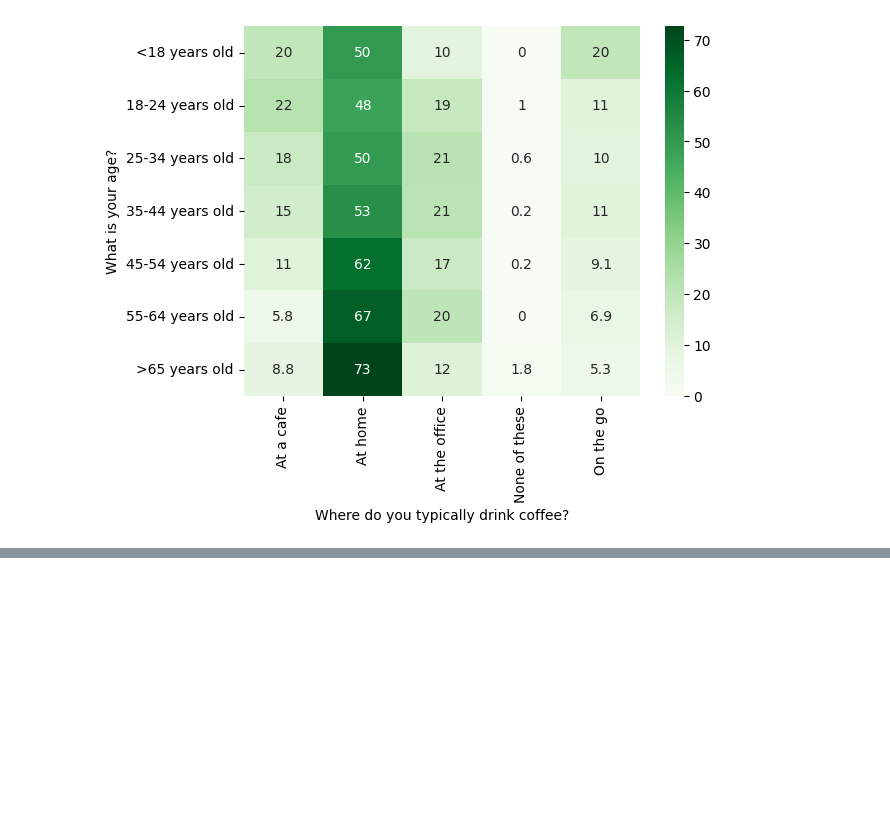
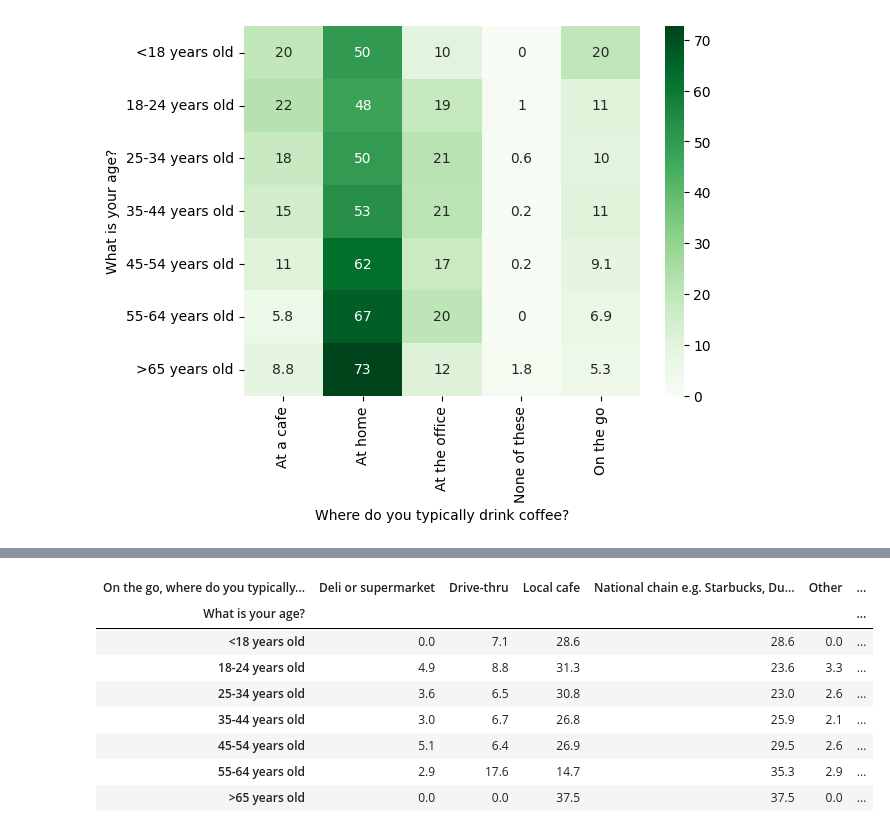
Before and after one commit to PujanFanju1/Data_projects_24, a Jupyter notebook: coffee_survey/coffee_survey_analysis.ipynb, the cells around one changed output, grey strips where cells are left out. Saved outputs shown, nothing was run; the diff lists cells and outputs as text; code cells hidden in the pictures; blank space fills up the shorter version.

```diff
--- a/coffee_survey/coffee_survey_analysis.ipynb
+++ b/coffee_survey/coffee_survey_analysis.ipynb
@@ -353,0 +442,12 @@ sns.heatmap(age_place_pct_df, annot=True, cmap='Greens')
+# %%
+age_where_pct
+# %% [output]
+| On the go, where do you typically... | Deli or supermarket | Drive-thru | Local cafe | National chain e.g. Starbucks, Du... | Other | ... |
+| What is your age? |  |  |  |  |  | ... |
+| <18 years old | 0.0 | 7.1 | 28.6 | 28.6 | 0.0 | ... |
+| 18-24 years old | 4.9 | 8.8 | 31.3 | 23.6 | 3.3 | ... |
+| 25-34 years old | 3.6 | 6.5 | 30.8 | 23.0 | 2.6 | ... |
+| 35-44 years old | 3.0 | 6.7 | 26.8 | 25.9 | 2.1 | ... |
+| 45-54 years old | 5.1 | 6.4 | 26.9 | 29.5 | 2.6 | ... |
+| 55-64 years old | 2.9 | 17.6 | 14.7 | 35.3 | 2.9 | ... |
+| >65 years old | 0.0 | 0.0 | 37.5 | 37.5 | 0.0 | ... |
```
Also changed, not shown: parts of 25 cells of this notebook.
